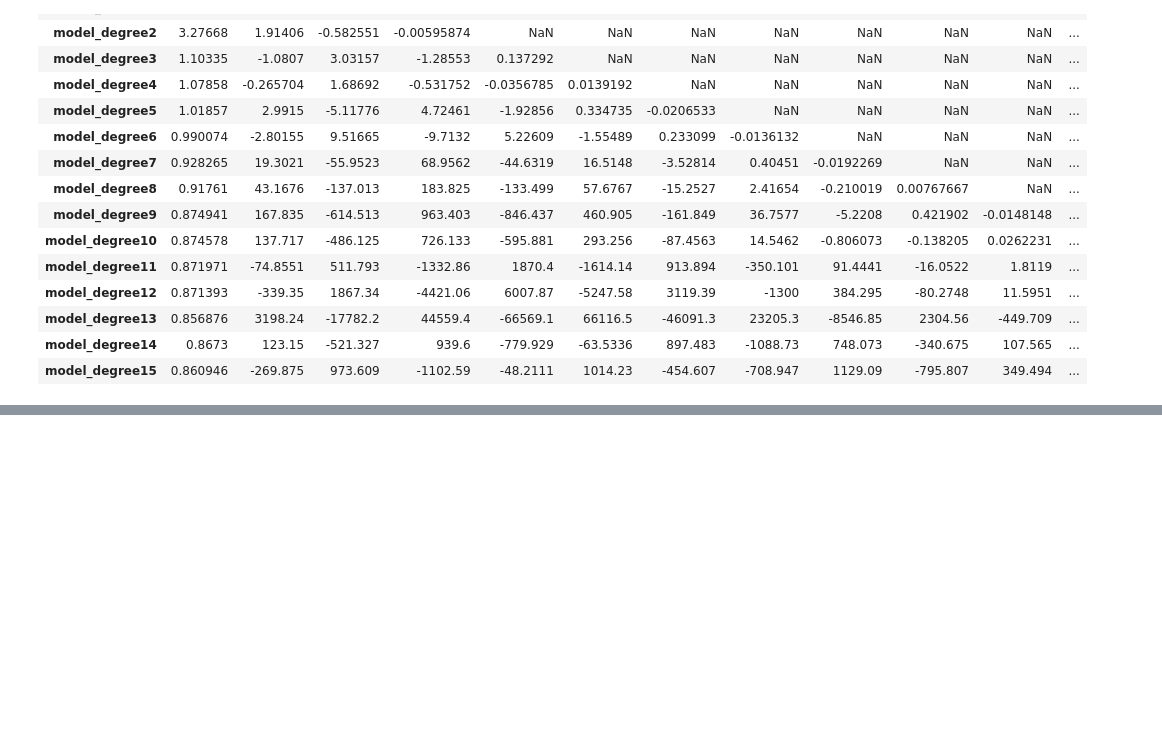
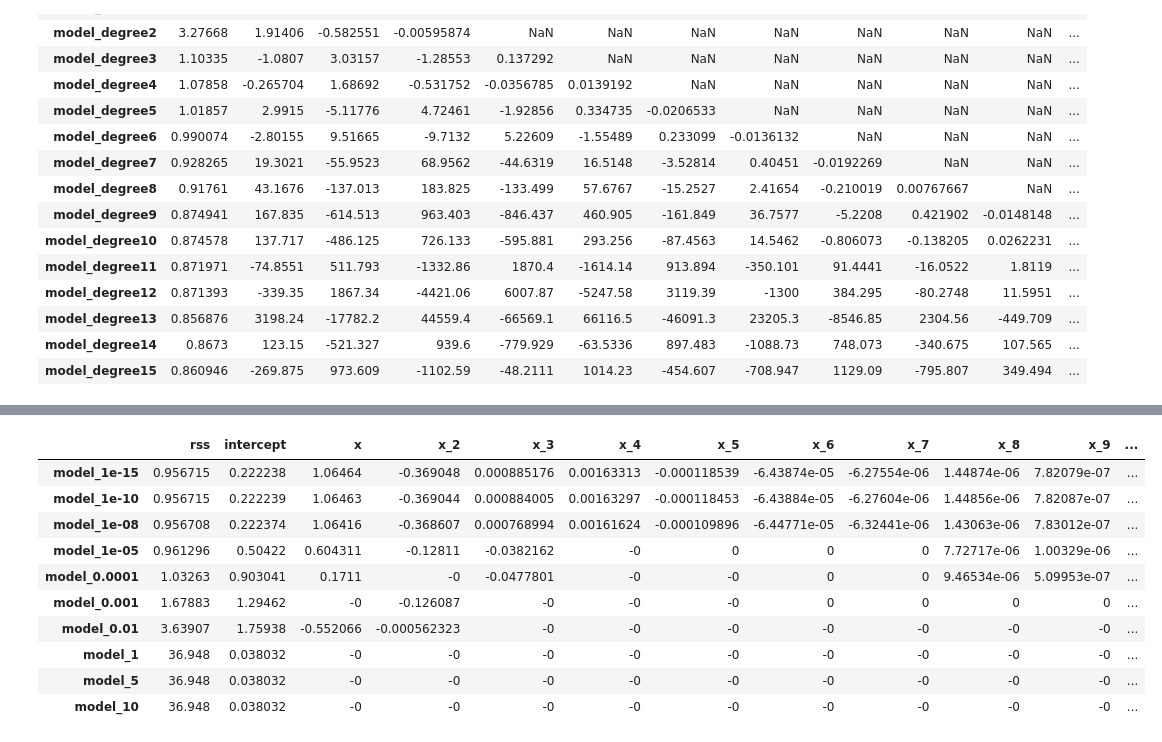
Before and after one commit to joei1994/ML-Projects, a Jupyter notebook: tutorial/ridge_lasso.ipynb, the cells around one changed output, grey strips where cells are left out. Drawn from its saved outputs; the diff is of its cells as text; code cells hidden in the pictures; blank space fills up the shorter version.

```diff
--- a/tutorial/ridge_lasso.ipynb
+++ b/tutorial/ridge_lasso.ipynb
@@ -95,0 +220,14 @@ df
+# %%
+coef_df
+# %% [output]
+|  | rss | intercept | x | x_2 | x_3 | x_4 | x_5 | x_6 | x_7 | x_8 | x_9 | ... |
+| model_1e-15 | 0.956715 | 0.222238 | 1.06464 | -0.369048 | 0.000885176 | 0.00163313 | -0.000118539 | -6.43874e-05 | -6.27554e-06 | 1.44874e-06 | 7.82079e-07 | ... |
+| model_1e-10 | 0.956715 | 0.222239 | 1.06463 | -0.369044 | 0.000884005 | 0.00163297 | -0.000118453 | -6.43884e-05 | -6.27604e-06 | 1.44856e-06 | 7.82087e-07 | ... |
+| model_1e-08 | 0.956708 | 0.222374 | 1.06416 | -0.368607 | 0.000768994 | 0.00161624 | -0.000109896 | -6.44771e-05 | -6.32441e-06 | 1.43063e-06 | 7.83012e-07 | ... |
+| model_1e-05 | 0.961296 | 0.50422 | 0.604311 | -0.12811 | -0.0382162 | -0 | 0 | 0 | 0 | 7.72717e-06 | 1.00329e-06 | ... |
+| model_0.0001 | 1.03263 | 0.903041 | 0.1711 | -0 | -0.0477801 | -0 | -0 | 0 | 0 | 9.46534e-06 | 5.09953e-07 | ... |
+| model_0.001 | 1.67883 | 1.29462 | -0 | -0.126087 | -0 | -0 | -0 | 0 | 0 | 0 | 0 | ... |
+| model_0.01 | 3.63907 | 1.75938 | -0.552066 | -0.000562323 | -0 | -0 | -0 | -0 | -0 | -0 | -0 | ... |
+| model_1 | 36.948 | 0.038032 | -0 | -0 | -0 | -0 | -0 | -0 | -0 | -0 | -0 | ... |
+| model_5 | 36.948 | 0.038032 | -0 | -0 | -0 | -0 | -0 | -0 | -0 | -0 | -0 | ... |
+| model_10 | 36.948 | 0.038032 | -0 | -0 | -0 | -0 | -0 | -0 | -0 | -0 | -0 | ... |
```
Also changed, not shown: parts of 10 cells of this notebook.
